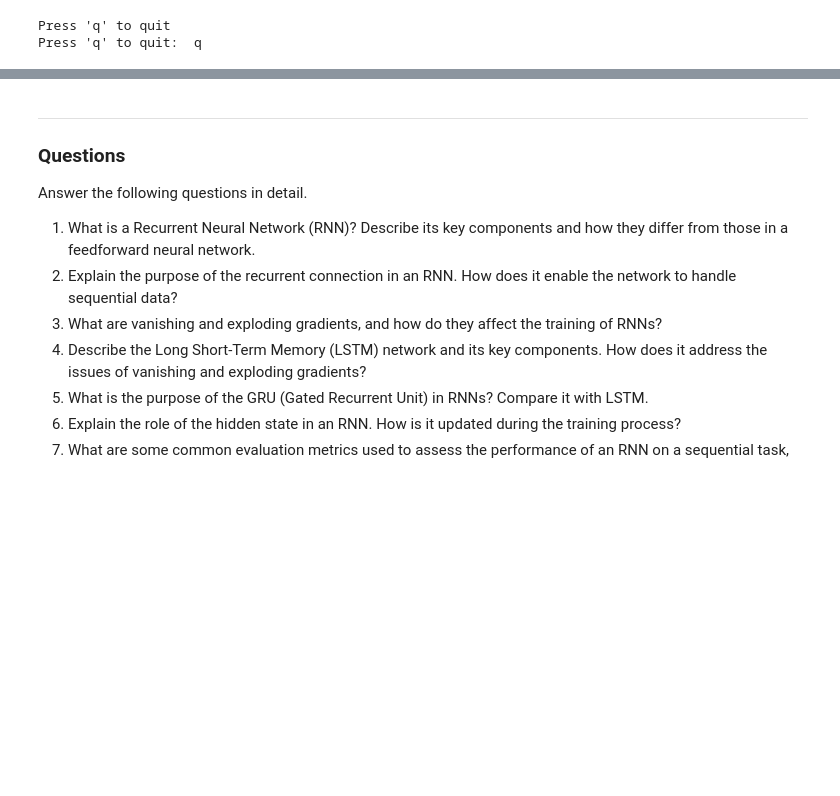
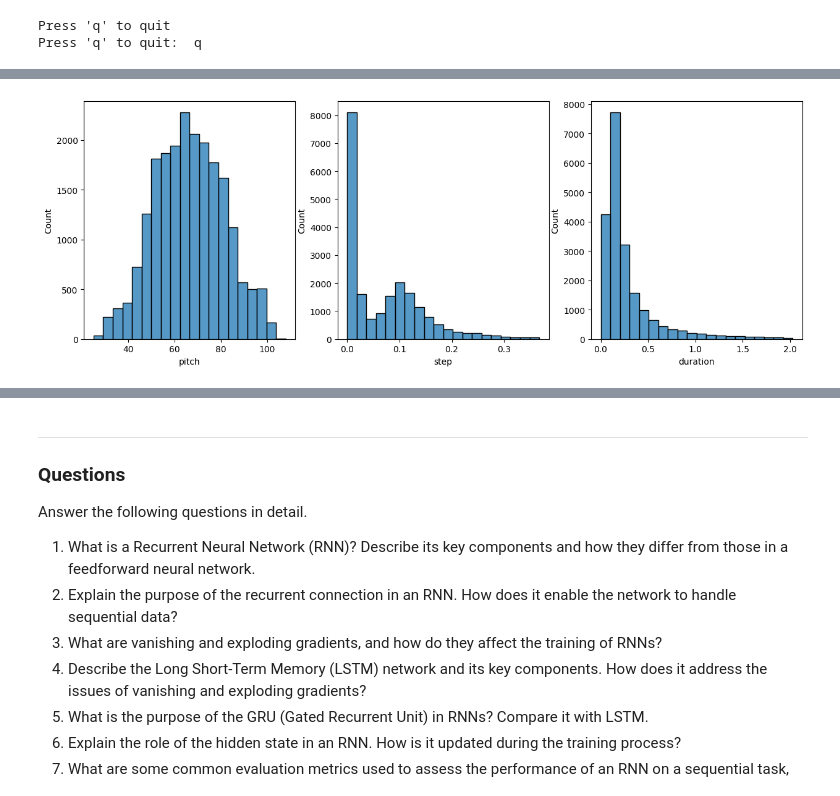
Before and after one commit to YowaneSan/AIG220, a Jupyter notebook: proj3/Project_3.ipynb, the cells around one changed output, grey strips where cells are left out. Saved outputs shown, nothing was run; the diff lists cells and outputs as text; code cells hidden in the pictures; blank space fills up the shorter version.

```diff
--- a/proj3/Project_3.ipynb
+++ b/proj3/Project_3.ipynb
@@ -42,8 +42,8 @@ from typing import Optional
 # %%
 # set datapath, data source: https://storage.googleapis.com/magentadata/datasets/maestro/v2.0.0/maestro-v2.0.0-midi.zip
 data_dir = pathlib.Path('data/maestro-v2.0.0')
-filenames = glob.glob(str(data_dir/'**/*.mid*'))
-print('Number of files:', len(filenames))
+midi_files = glob.glob(str(data_dir/'**/*.mid*'))
+print('Number of files:', len(midi_files))
 # %% [output]
 Number of files: 1282
 # %% [markdown]
@@ -148,14 +162,17 @@ import torch
 from torch.utils.data import Dataset, DataLoader
 import pandas as pd
 import numpy as np
+import random
 
 num_files = 5
 all_notes = []
-for f in filenames[:num_files]:
+selected_files = random.sample(midi_files, num_files)
+for f in selected_files:
     notes = midi_to_notes(f)
     all_notes.append(notes)
 
 all_notes = pd.concat(all_notes)
+
 
 n_notes = len(all_notes)
 print('Number of notes parsed:', n_notes)
@@ -189,7 +206,7 @@ def collate_fn(batch):
         'targets': torch.stack(targets)
     }
 
-seq_length = 25
+seq_length = 50
 notes_ds = NotesDataset(train_notes, seq_length)
 train_loader = DataLoader(notes_ds, batch_size=64, shuffle=True, collate_fn=collate_fn)
 
@@ -205,0 +230,17 @@ Target batch shape: torch.Size([64, 3])
+# %%
+def plot_distributions(notes: pd.DataFrame, drop_percentile=2.5):
+  plt.figure(figsize=[15, 5])
+  plt.subplot(1, 3, 1)
+  sns.histplot(notes, x="pitch", bins=20)
+
+  plt.subplot(1, 3, 2)
+  max_step = np.percentile(notes['step'], 100 - drop_percentile)
+  sns.histplot(notes, x="step", bins=np.linspace(0, max_step, 21))
+
+  plt.subplot(1, 3, 3)
+  max_duration = np.percentile(notes['duration'], 100 - drop_percentile)
+  sns.histplot(notes, x="duration", bins=np.linspace(0, max_duration, 21))
+
+plot_distributions(all_notes)
+# %% [output]
+[figure, added]
```
Also changed, not shown: parts of 24 cells of this notebook.
